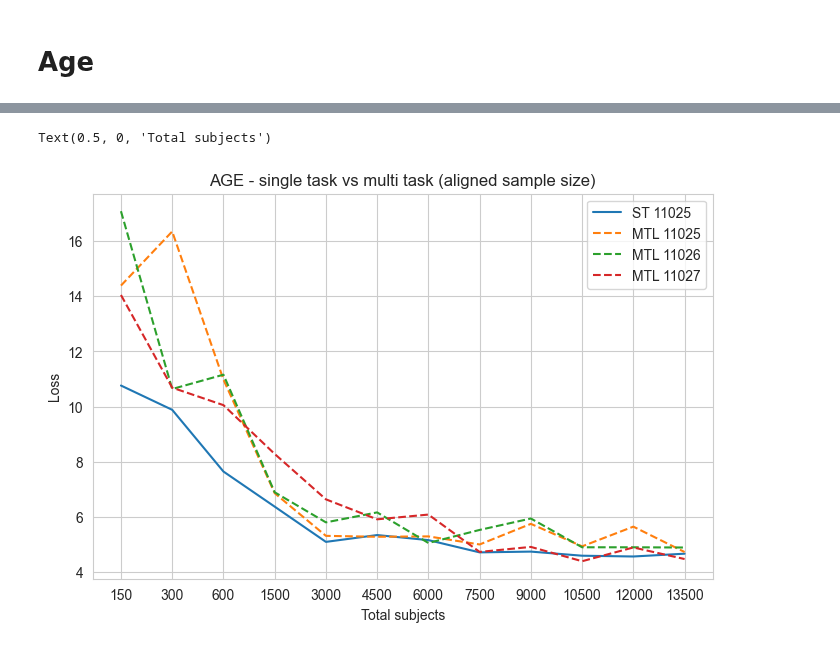
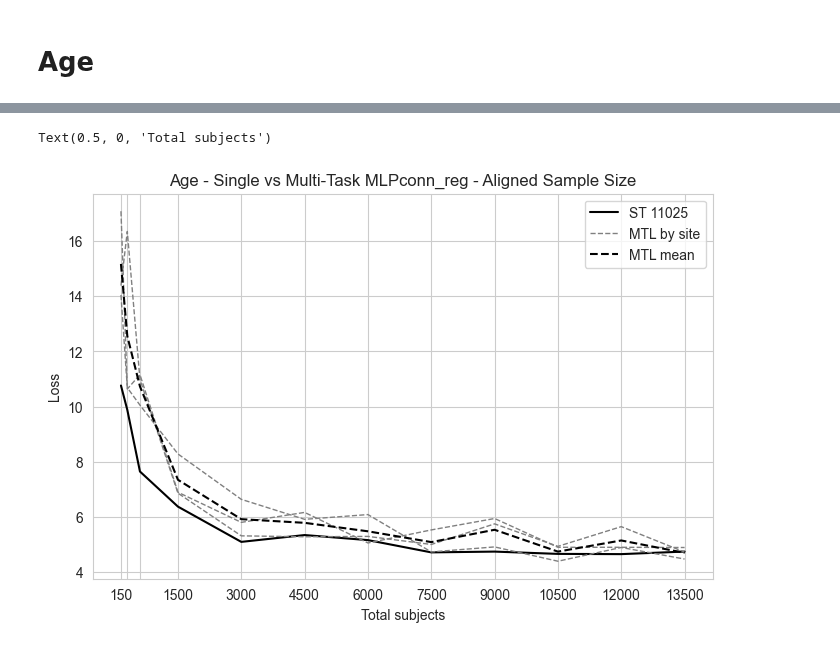
Before and after one commit to harveyaa/neuropsych_mtl, a Jupyter notebook: MTL/MTL_ukbb_curve_aligned.ipynb, the cells around one changed output, grey strips where cells are left out. Drawn from its saved outputs; the diff is of its cells as text; code cells hidden in the pictures.

```diff
--- a/MTL/MTL_ukbb_curve_aligned.ipynb
+++ b/MTL/MTL_ukbb_curve_aligned.ipynb
@@ -200,18 +200,26 @@ df_mtl_age_11027 = pd.DataFrame(mtl_age_11027, columns = ['mtl_11027_loss','mtl_
 df_mtl_age_11025['mtl_sample'] = mtl_sample_sizes
 df_mtl_age_11026['mtl_sample'] = mtl_sample_sizes
 df_mtl_age_11027['mtl_sample'] = mtl_sample_sizes
+# %%
+mtl_mean_age = np.mean([df_mtl_age_11025['mtl_11025_loss'].to_numpy(),
+df_mtl_age_11026['mtl_11026_loss'].to_numpy(),df_mtl_age_11027['mtl_11027_loss'].to_numpy()],axis=0)
 # %%
 sns.set_style('whitegrid')
 plt.figure(figsize=(8,5))
-plt.plot(df_st_age.index,df_st_age['UKBB11025'],label='ST 11025')
-plt.plot(df_mtl_age_11025.index,df_mtl_age_11025['mtl_11025_loss'],label='MTL 11025',ls='--')
-plt.plot(df_mtl_age_11026.index,df_mtl_age_11026['mtl_11026_loss'],label='MTL 11026',ls='--')
-plt.plot(df_mtl_age_11027.index,df_mtl_age_11027['mtl_11027_loss'],label='MTL 11027',ls='--')
+
+plt.plot(st_sample_sizes,df_st_age['UKBB11025'],label='ST 11025',color='black')
+
+plt.plot(st_sample_sizes,df_mtl_age_11025['mtl_11025_loss'],ls='--',lw=1,color='gray')
+plt.plot(st_sample_sizes,df_mtl_age_11026['mtl_11026_loss'],ls='--',lw=1,color='gray')
+plt.plot(st_sample_sizes,df_mtl_age_11027['mtl_11027_loss'],label='MTL by site',ls='--',lw=1,color='gray')
+plt.plot(st_sample_sizes,mtl_mean_age,label='MTL mean',color='black',ls='--')
+
 plt.legend()
-plt.xticks(ticks=df_mtl_age_11027.index,labels=[150,300,600,1500,3000,4500,6000,7500,9000,10500,12000,13500])
-plt.title('AGE - single task vs multi task (aligned sample size)')
+plt.xticks(ticks=st_sample_sizes,labels=[150,None,None,1500,3000,4500,6000,7500,9000,10500,12000,13500])
+plt.title('Age - Single vs Multi-Task MLPconn_reg - Aligned Sample Size')
 plt.ylabel('Loss')
+#plt.ylim(4,10)
 plt.xlabel('Total subjects')
 # %% [output]
 Text(0.5, 0, 'Total subjects')
-[figure, old version]
+[figure, new version]
```
Also changed, not shown: parts of 6 cells of this notebook, 2 other files.
